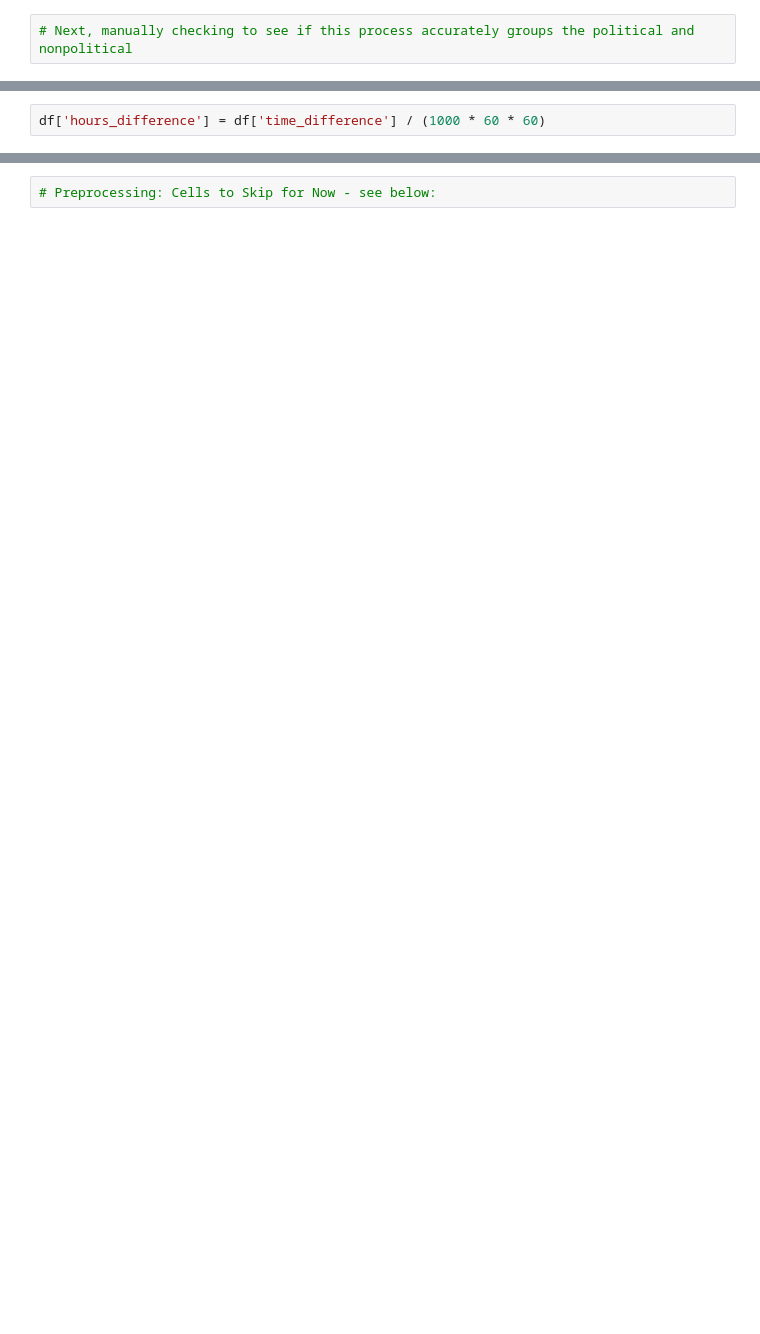
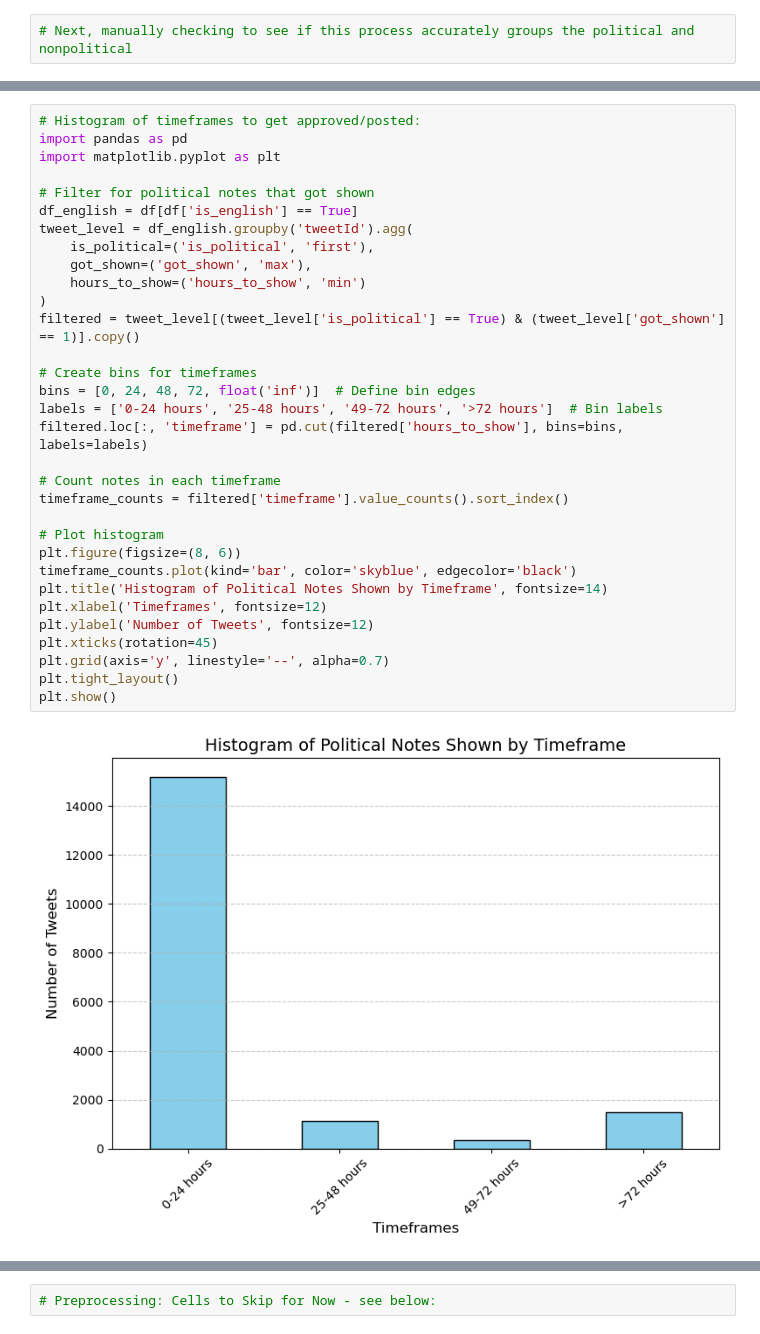
Before and after one commit to ryanmurt/community_notes, a Jupyter notebook: community_notes.ipynb, the cells around one changed output, grey strips where cells are left out. Saved outputs shown, nothing was run; the diff lists cells and outputs as text; blank space fills up the shorter version.

```diff
--- a/community_notes.ipynb
+++ b/community_notes.ipynb
@@ -136,2 +168,0 @@ for index, row in df.iterrows():
-# %%
-df['hours_difference'] = df['time_difference'] / (1000 * 60 * 60)
@@ -148,0 +226,34 @@ df_100.to_csv('df_100.csv', index=False)
+# %%
+# Histogram of timeframes to get approved/posted:
+import pandas as pd
+import matplotlib.pyplot as plt
+
+# Filter for political notes that got shown
+df_english = df[df['is_english'] == True]
+tweet_level = df_english.groupby('tweetId').agg(
+    is_political=('is_political', 'first'),
+    got_shown=('got_shown', 'max'),
+    hours_to_show=('hours_to_show', 'min')
+)
+filtered = tweet_level[(tweet_level['is_political'] == True) & (tweet_level['got_shown'] == 1)].copy()
+
+# Create bins for timeframes
+bins = [0, 24, 48, 72, float('inf')]  # Define bin edges
+labels = ['0-24 hours', '25-48 hours', '49-72 hours', '>72 hours']  # Bin labels
+filtered.loc[:, 'timeframe'] = pd.cut(filtered['hours_to_show'], bins=bins, labels=labels)
+
+# Count notes in each timeframe
+timeframe_counts = filtered['timeframe'].value_counts().sort_index()
+
+# Plot histogram
+plt.figure(figsize=(8, 6))
+timeframe_counts.plot(kind='bar', color='skyblue', edgecolor='black')
+plt.title('Histogram of Political Notes Shown by Timeframe', fontsize=14)
+plt.xlabel('Timeframes', fontsize=12)
+plt.ylabel('Number of Tweets', fontsize=12)
+plt.xticks(rotation=45)
+plt.grid(axis='y', linestyle='--', alpha=0.7)
+plt.tight_layout()
+plt.show()
+# %% [output]
+[figure, added]
```
Also changed, not shown: parts of 31 cells of this notebook.
